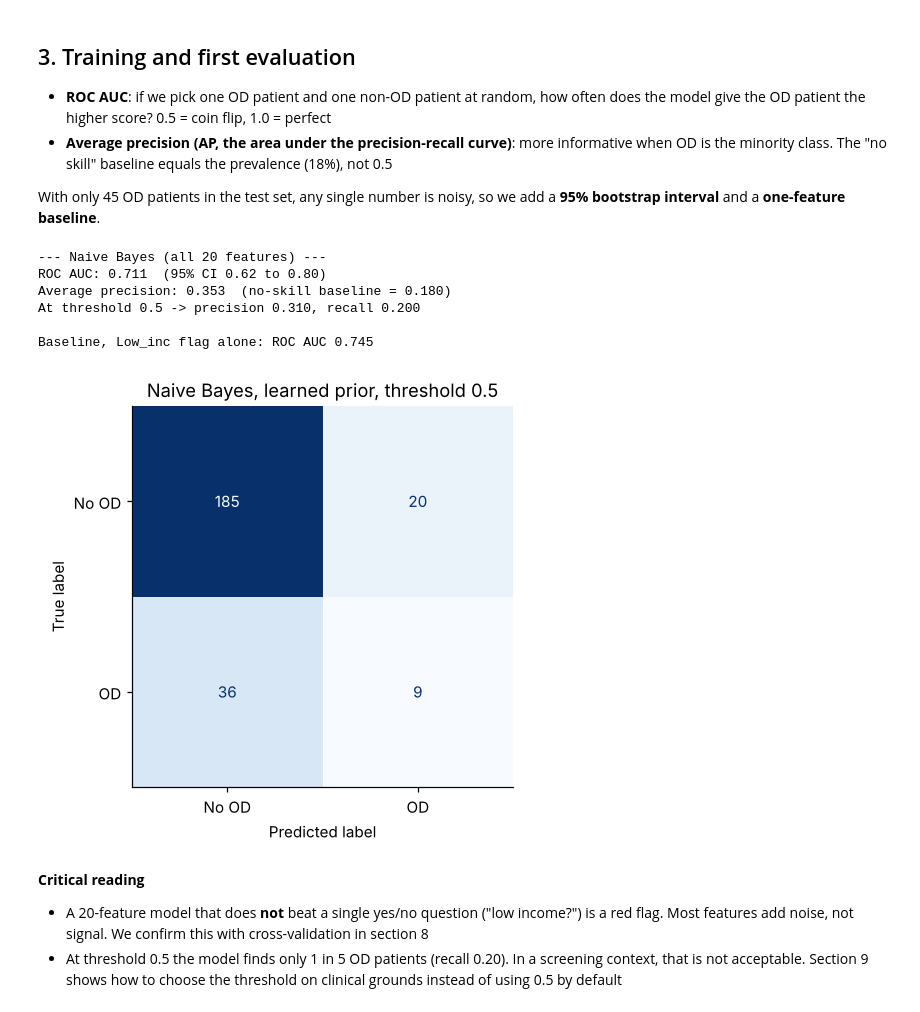
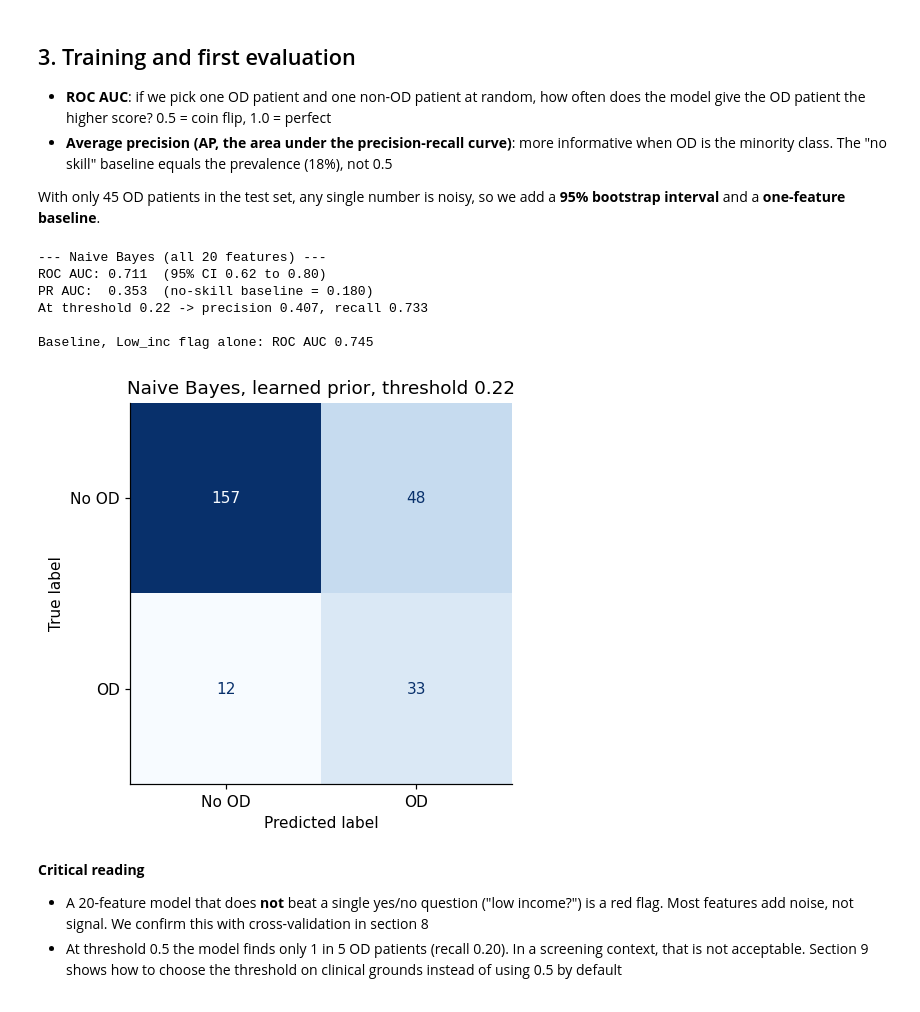
Before and after one commit to IE-ML-for-Healthcare/Bayesian-in-HC, a Jupyter notebook: 04_naive_bayes_opioid_demo_v2.ipynb, the cells around one changed output. Cells and saved outputs as stored; diff of their text form; code cells hidden in the pictures.

```diff
--- a/04_naive_bayes_opioid_demo_v2.ipynb
+++ b/04_naive_bayes_opioid_demo_v2.ipynb
@@ -186,42 +188,91 @@ OD prevalence in training set: 18.13%
 
 With only 45 OD patients in the test set, any single number is noisy, so we add a **95% bootstrap interval** and a **one-feature baseline**.
 # %%
-nb_pipe = Pipeline([("prep", preprocess), ("nb", BernoulliNB(alpha=1.0, fit_prior=True))])
+# Build the pipeline:
+# alpha=1.0 applies Laplace smoothing so unseen/rare feature combinations never get probability exactly 0
+# fit_prior=True learns the OD prior directly from the training data, about 18% in this cohort
+nb_pipe = Pipeline([
+    ("prep", preprocess),
+    ("nb", BernoulliNB(alpha=1.0, fit_prior=True))
+])
+
+# Train the complete preprocessing + Naive Bayes pipeline
 nb_pipe.fit(X_train, y_train)
+
+# Predicted probability of OD for each patient
 y_proba = nb_pipe.predict_proba(X_test)[:, 1]
-y_pred = nb_pipe.predict(X_test)
 
+# Use the 0.22 clinical threshold established in the previous exercise
+threshold = 0.22
+y_pred = (y_proba >= threshold).astype(int)
+
+
+# Bootstrap the test patients 2,000 times to estimate a 95% confidence interval for a metric
 def boot_ci(y_true, score, metric, n=2000, seed=0):
-    rng, y_true, score, out = np.random.default_rng(seed), np.asarray(y_true), np.asarray(score), []
+    rng = np.random.default_rng(seed)
+    y_true = np.asarray(y_true)
+    score = np.asarray(score)
+    out = []
+
     for _ in range(n):
+        # Sample patients with replacement, keeping the same sample size
         i = rng.integers(0, len(y_true), len(y_true))
+
+        # ROC AUC requires both OD and No OD patients in the resampled data
         if 0 < y_true[i].sum() < len(i):
             out.append(metric(y_true[i], score[i]))
+
+    # Keep the central 95% of the bootstrap results
     return np.percentile(out, [2.5, 97.5])
 
-auc, ap = roc_auc_score(y_test, y_proba), average_precision_score(y_test, y_proba)
+
+# Ranking metrics:
+# ROC AUC asks how well the model ranks OD patients above No OD patients
+# PR AUC is reported here using sklearn's average precision summary of the precision-recall curve
+roc_auc = roc_auc_score(y_test, y_proba)
+pr_auc = average_precision_score(y_test, y_proba)
+
+# 95% bootstrap confidence interval for ROC AUC
 lo, hi = boot_ci(y_test, y_proba, roc_auc_score)
+
 print("--- Naive Bayes (all 20 features) ---")
-print(f"ROC AUC: {auc:.3f}  (95% CI {lo:.2f} to {hi:.2f})")
-print(f"Average precision: {ap:.3f}  (no-skill baseline = {y_test.mean():.3f})")
-print(f"At threshold 0.5 -> precision {precision_score(y_test, y_pred):.3f}, recall {recall_score(y_test, y_pred):.3f}")
+print(f"ROC AUC: {roc_auc:.3f}  (95% CI {lo:.2f} to {hi:.2f})")
+print(f"PR AUC:  {pr_auc:.3f}  (no-skill baseline = {y_test.mean():.3f})")
+print(
+    f"At threshold {threshold:.2f} -> "
+    f"precision {precision_score(y_test, y_pred):.3f}, "
+    f"recall {recall_score(y_test, y_pred):.3f}"
+)
 
 # One-feature baseline: is the model better than just asking "is the patient low income?"
 auc_lowinc = roc_auc_score(y_test, X_test["Low_inc"])
 print(f"\nBaseline, Low_inc flag alone: ROC AUC {auc_lowinc:.3f}")
 
+
+# Confusion matrix:
+# Compare actual outcomes with predictions at our 0.22 threshold
+# It shows true negatives, false positives, false negatives and true positives
 fig, ax = plt.subplots(figsize=(4.5, 4.5))
-ConfusionMatrixDisplay.from_predictions(y_test, y_pred, ax=ax, cmap="Blues", colorbar=False,
-                                        display_labels=["No OD", "OD"])
-ax.set_title("Naive Bayes, learned prior, threshold 0.5"); plt.show()
+
+ConfusionMatrixDisplay.from_predictions(
+    y_test,
+    y_pred,
+    ax=ax,
+    cmap="Blues",
+    colorbar=False,
+    display_labels=["No OD", "OD"]
+)
+
+ax.set_title(f"Naive Bayes, learned prior, threshold {threshold:.2f}")
+plt.show()
 # %% [output]
 --- Naive Bayes (all 20 features) ---
 ROC AUC: 0.711  (95% CI 0.62 to 0.80)
-Average precision: 0.353  (no-skill baseline = 0.180)
-At threshold 0.5 -> precision 0.310, recall 0.200
+PR AUC:  0.353  (no-skill baseline = 0.180)
+At threshold 0.22 -> precision 0.407, recall 0.733
 
 Baseline, Low_inc flag alone: ROC AUC 0.745
-[figure, old version]
+[figure, new version]
 # %% [markdown]
 **Critical reading**
 - A 20-feature model that does **not** beat a single yes/no question ("low income?") is a red flag. Most features add noise, not signal. We confirm this with cross-validation in section 8
```
Also changed, not shown: parts of 17 cells of this notebook.
